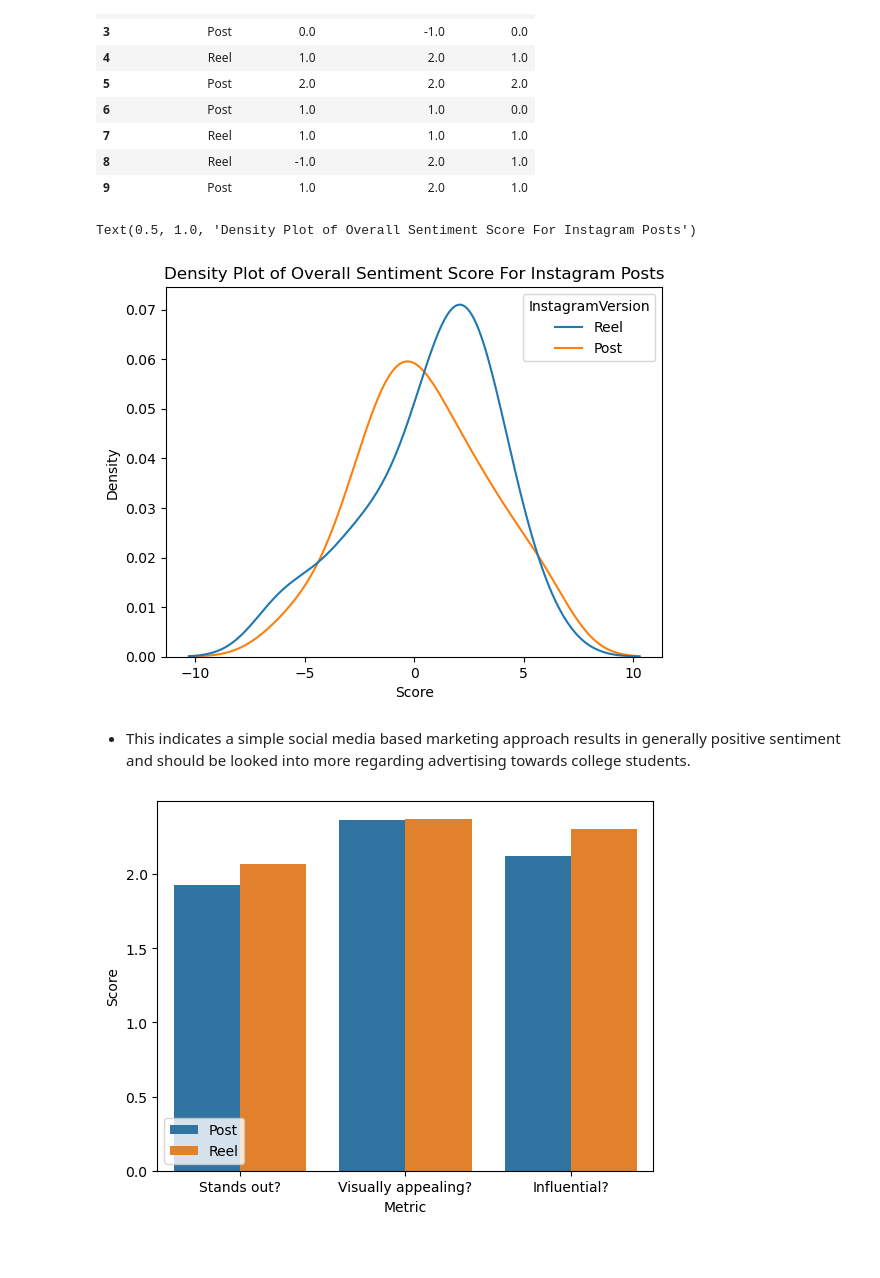
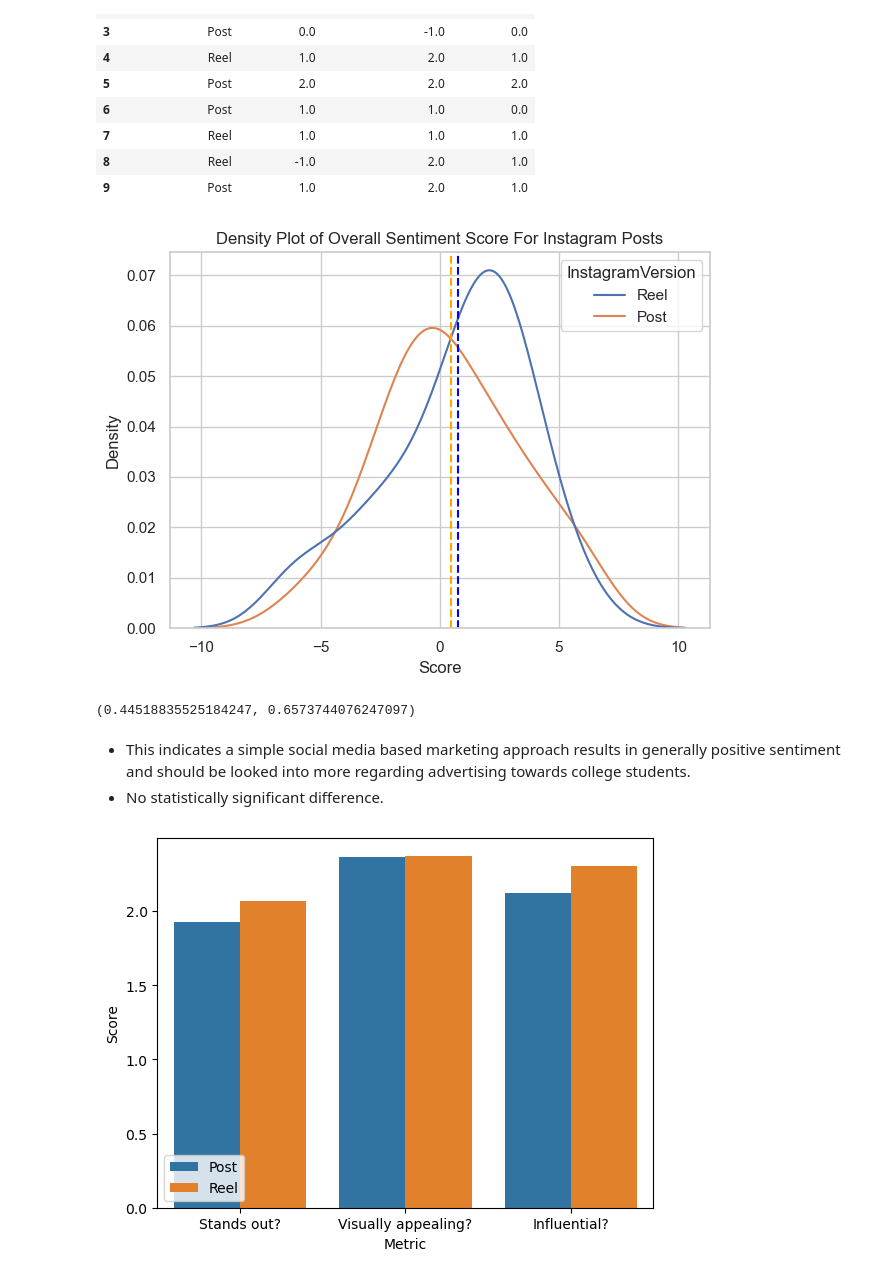
Before and after one commit to Elijah-Andrae56/MKTG_390_Survey_Analysis, a Jupyter notebook: mktg_390.ipynb, the cells around one changed output. Cells and saved outputs as stored; diff of their text form; code cells hidden in the pictures; blank space fills up the shorter version.

```diff
--- a/mktg_390.ipynb
+++ b/mktg_390.ipynb
@@ -251,6 +251,9 @@ survey_menu_thoughts['sentiment']
 88    NaN
 Name: sentiment, Length: 89, dtype: float64
 # %%
+sns.set_theme(style='whitegrid')
 sns.kdeplot(survey_menu_thoughts, x='sentiment', hue='MenuVersion')
 plt.title('Sentiment Density Plot Of Menu Pricing')
+plt.xlabel('Sentiment')
+plt.show()
 # %% [output]
@@ -438,14 +451,44 @@ numeric_instagram.head(10)
 | 8 | Reel | -1.0 | 2.0 | 1.0 |
 | 9 | Post | 1.0 | 2.0 | 1.0 |
 # %%
-numeric_instagram['Score'] = numeric_instagram['Stands out?'] + numeric_instagram['Visually appealing?'] + numeric_instagram['Influential?']
+numeric_instagram['Score'] = (
+    numeric_instagram['Stands out?'] +
+    numeric_instagram['Visually appealing?'] +
+    numeric_instagram['Influential?'])
+
+mean_reel = numeric_instagram[numeric_instagram['InstagramVersion'] == 'Reel']['Score'].mean()
+mean_post = numeric_instagram[numeric_instagram['InstagramVersion'] == 'Post']['Score'].mean()
+
+sns.set_theme(style='whitegrid')
 sns.kdeplot(data=numeric_instagram, x='Score', hue='InstagramVersion')
 plt.title("Density Plot of Overall Sentiment Score For Instagram Posts")
+plt.axvline(
+    x=mean_reel,
+    linestyle='--',
+    color='blue',
+    label=f'Mean Reel Score{np.round(mean_reel, 2)}')
+
+plt.axvline(
+    x=mean_post,
+    linestyle='--',
+    color='orange',
+    label=f'Mean Post Score{np.round(mean_reel, 2)}')
+plt.tight_layout()
+plt.show()
 # %% [output]
-Text(0.5, 1.0, 'Density Plot of Overall Sentiment Score For Instagram Posts')
-[figure, old version]
+[figure, new version]
+# %%
+from scipy.stats import ttest_ind
+reel_scores = numeric_instagram[numeric_instagram['InstagramVersion'] == 'Reel']['Score'].dropna()
+post_scores = numeric_instagram[numeric_instagram['InstagramVersion'] == 'Post']['Score'].dropna()
+# Perform the t-test
+t_stat, p_value = ttest_ind(reel_scores, post_scores, equal_var=False)
+t_stat, p_value
+# %% [output]
+(0.44518835525184247, 0.6573744076247097)
 # %% [markdown]
 - This indicates a simple social media based marketing approach results in generally positive sentiment and should be looked into more regarding advertising towards college students.
+- No statistically significant difference.
 # %%
 scores_instagram_5 = pd.DataFrame()
 scores_instagram_5['InstagramVersion'] = instagram_data['InstagramVersion']
```
Also changed, not shown: parts of 4 cells of this notebook, 1 other file.
